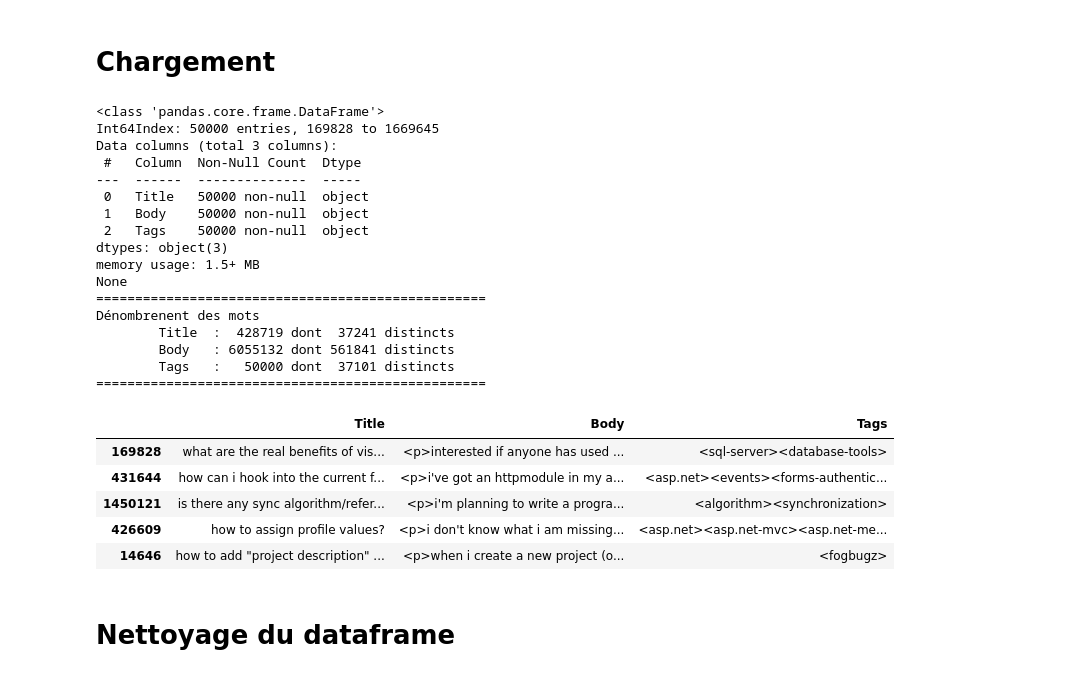
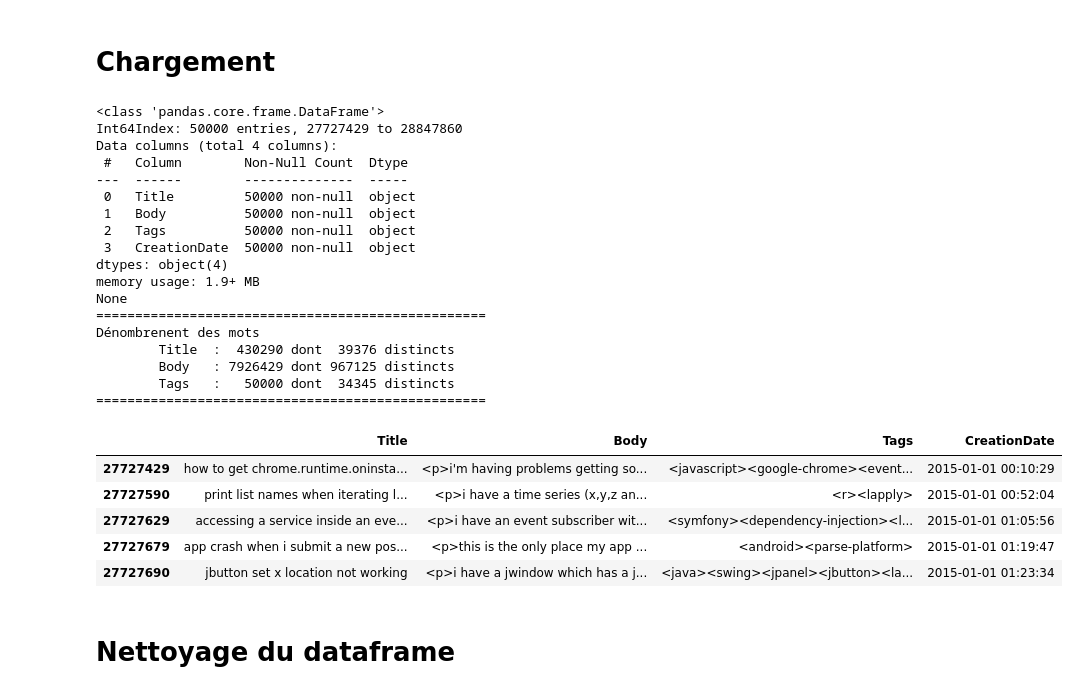
Before and after one commit to FKO78/OC-ds-p6, a Jupyter notebook: P6_Catégorisez_automatiquement_des_questions_EXPLORATION.ipynb, the cells around one changed output. Saved outputs shown, nothing was run; the diff lists cells and outputs as text; code cells hidden in the pictures.

```diff
--- a/P6_Catégorisez_automatiquement_des_questions_EXPLORATION.ipynb
+++ b/P6_Catégorisez_automatiquement_des_questions_EXPLORATION.ipynb
@@ -133,41 +133,42 @@ def recap_cols(df, cols):
 # %%
 freq = defaultdict()
 
-train = pd.read_csv("db_StackOverflow.csv", header=0, encoding='utf-8', \
+train = pd.read_csv("db_StackOverflow.csv", header=0, encoding="ISO-8859-1", \
                     delimiter=',', quotechar='"', index_col=0, )
 train.rename_axis(None, inplace=True)
 train = train.apply(lambda x: x.astype(str).str.lower())
-cols = train.columns
+cols = train.columns[:-1]
 
 print(train.info())
 
 freq = recap_cols(train, cols)
 
 train.head()
 # %% [output]
 <class 'pandas.core.frame.DataFrame'>
-Int64Index: 50000 entries, 169828 to 1669645
-Data columns (total 3 columns):
- #   Column  Non-Null Count  Dtype
----  ------  --------------  -----
- 0   Title   50000 non-null  object
- 1   Body    50000 non-null  object
- 2   Tags    50000 non-null  object
-dtypes: object(3)
-memory usage: 1.5+ MB
+Int64Index: 50000 entries, 27727429 to 28847860
+Data columns (total 4 columns):
+ #   Column        Non-Null Count  Dtype
+---  ------        --------------  -----
+ 0   Title         50000 non-null  object
+ 1   Body          50000 non-null  object
+ 2   Tags          50000 non-null  object
+ 3   CreationDate  50000 non-null  object
+dtypes: object(4)
+memory usage: 1.9+ MB
 None
 ==================================================
 Dénombrenent des mots
-        Title  :  428719 dont  37241 distincts
-        Body   : 6055132 dont 561841 distincts
-        Tags   :   50000 dont  37101 distincts
+        Title  :  430290 dont  39376 distincts
+        Body   : 7926429 dont 967125 distincts
+        Tags   :   50000 dont  34345 distincts
 ==================================================
-|  | Title | Body | Tags |
-| 169828 | what are the real benefits of vis... | <p>interested if anyone has used ... | <sql-server><database-tools> |
-| 431644 | how can i hook into the current f... | <p>i've got an httpmodule in my a... | <asp.net><events><forms-authentic... |
-| 1450121 | is there any sync algorithm/refer... | <p>i'm planning to write a progra... | <algorithm><synchronization> |
-| 426609 | how to assign profile values? | <p>i don't know what i am missing... | <asp.net><asp.net-mvc><asp.net-me... |
-| 14646 | how to add "project description" ... | <p>when i create a new project (o... | <fogbugz> |
+|  | Title | Body | Tags | CreationDate |
+| 27727429 | how to get chrome.runtime.oninsta... | <p>i'm having problems getting so... | <javascript><google-chrome><event... | 2015-01-01 00:10:29 |
+| 27727590 | print list names when iterating l... | <p>i have a time series (x,y,z an... | <r><lapply> | 2015-01-01 00:52:04 |
+| 27727629 | accessing a service inside an eve... | <p>i have an event subscriber wit... | <symfony><dependency-injection><l... | 2015-01-01 01:05:56 |
+| 27727679 | app crash when i submit a new pos... | <p>this is the only place my app ... | <android><parse-platform> | 2015-01-01 01:19:47 |
+| 27727690 | jbutton set x location not working | <p>i have a jwindow which has a j... | <java><swing><jpanel><jbutton><la... | 2015-01-01 01:23:34 |
 # %% [markdown]
 # Nettoyage du dataframe
 # %%
```
Also changed, not shown: parts of 17 cells of this notebook.
